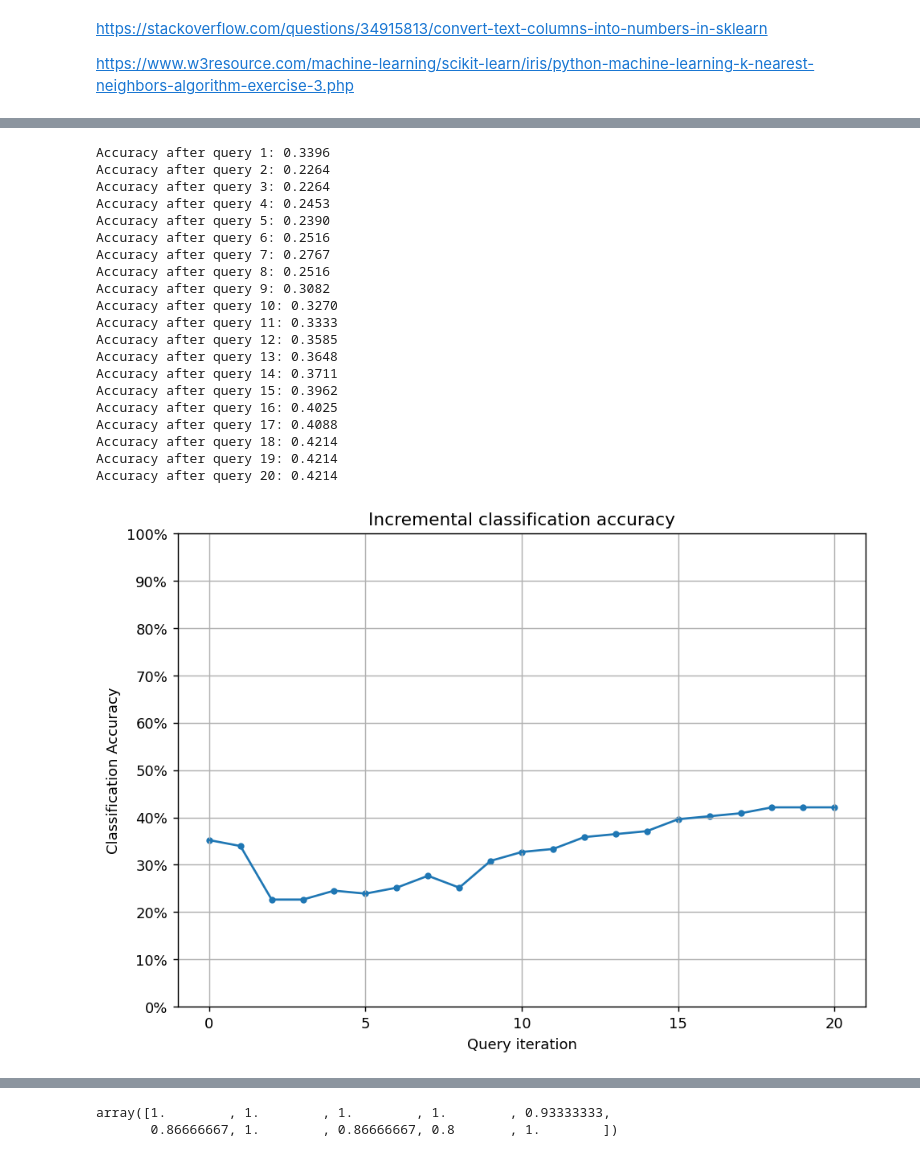
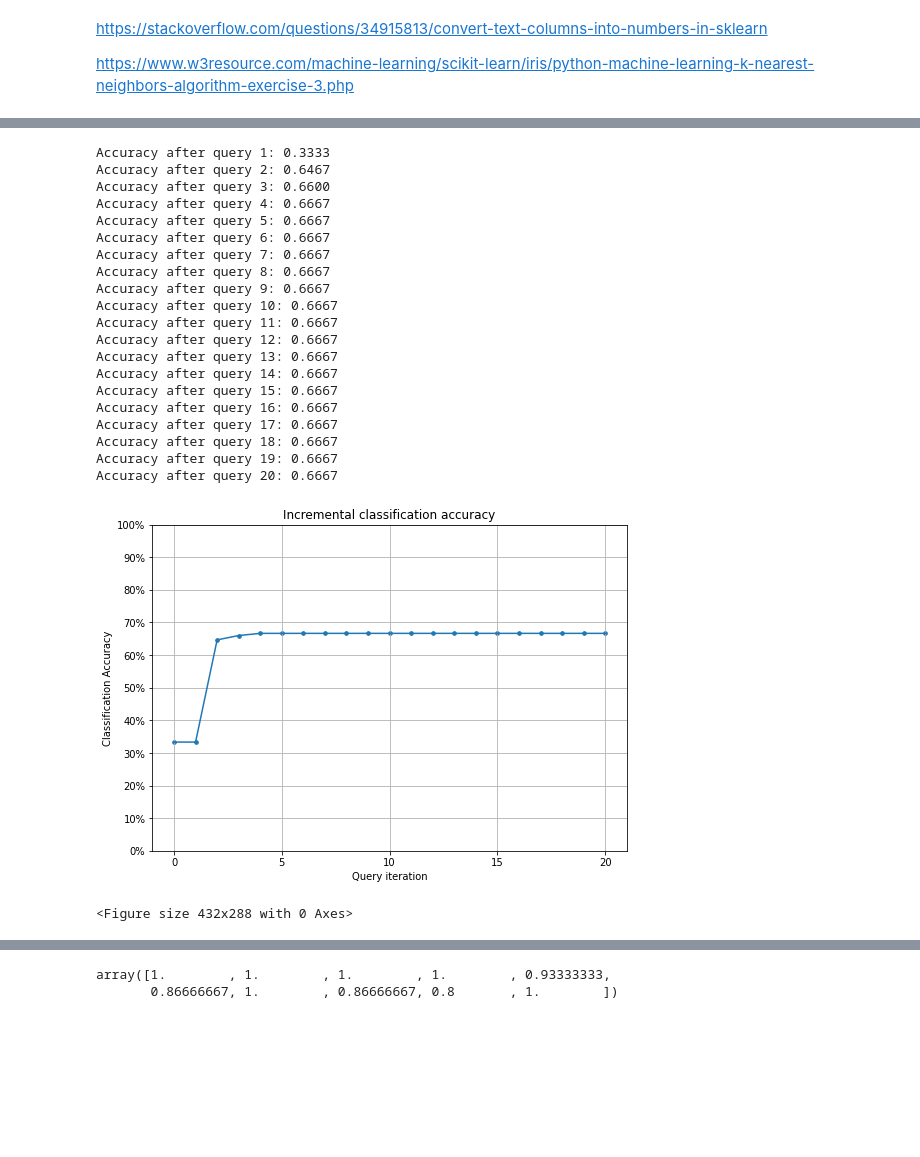
Before and after one commit to weijhenyujhou/Active-Learning, a Jupyter notebook: Active_Learning.ipynb, the cells around one changed output, grey strips where cells are left out. Saved outputs shown, nothing was run; the diff lists cells and outputs as text; code cells hidden in the pictures; blank space fills up the shorter version.

```diff
--- a/Active_Learning.ipynb
+++ b/Active_Learning.ipynb
@@ -104,8 +104,8 @@ np.random.seed(RANDOM_STATE_SEED)
 from sklearn.datasets import load_iris
 
 #iris = load_iris()
-X_raw = X_fish.values
-y_raw = y_fish.values
+X_raw = X_iris.values
+y_raw = y_iris.values
 #iris
 # %%
 from sklearn.decomposition import PCA
@@ -131,7 +133,7 @@ plt.show()
 # %%
 # Isolate our examples for our labeled dataset.
 n_labeled_examples = X_raw.shape[0]
-training_indices = np.random.randint(low=0, high=n_labeled_examples + 1, size=7)
+training_indices = np.random.randint(low=0, high=n_labeled_examples + 1, size=3)
 
 X_train = X_raw[training_indices]
 y_train = y_raw[training_indices]
@@ -197,47 +201,50 @@ for index in range(N_QUERIES):
   # Save our model's performance for plotting.
   performance_history.append(model_accuracy)
 # %% [output]
-Accuracy after query 1: 0.3396
-Accuracy after query 2: 0.2264
-Accuracy after query 3: 0.2264
-Accuracy after query 4: 0.2453
-Accuracy after query 5: 0.2390
-Accuracy after query 6: 0.2516
-Accuracy after query 7: 0.2767
-Accuracy after query 8: 0.2516
-Accuracy after query 9: 0.3082
-Accuracy after query 10: 0.3270
-Accuracy after query 11: 0.3333
-Accuracy after query 12: 0.3585
-Accuracy after query 13: 0.3648
-Accuracy after query 14: 0.3711
-Accuracy after query 15: 0.3962
-Accuracy after query 16: 0.4025
-Accuracy after query 17: 0.4088
-Accuracy after query 18: 0.4214
-Accuracy after query 19: 0.4214
-Accuracy after query 20: 0.4214
+Accuracy after query 1: 0.3333
+Accuracy after query 2: 0.6467
+Accuracy after query 3: 0.6600
+Accuracy after query 4: 0.6667
+Accuracy after query 5: 0.6667
+Accuracy after query 6: 0.6667
+Accuracy after query 7: 0.6667
+Accuracy after query 8: 0.6667
+Accuracy after query 9: 0.6667
+Accuracy after query 10: 0.6667
+Accuracy after query 11: 0.6667
+Accuracy after query 12: 0.6667
+Accuracy after query 13: 0.6667
+Accuracy after query 14: 0.6667
+Accuracy after query 15: 0.6667
+Accuracy after query 16: 0.6667
+Accuracy after query 17: 0.6667
+Accuracy after query 18: 0.6667
+Accuracy after query 19: 0.6667
+Accuracy after query 20: 0.6667
 # %%
 # Plot our performance over time.
-fig, ax = plt.subplots(figsize=(8.5, 6), dpi=130)
+fig, ax = plt.subplots(figsize=(8.5, 6))
 
 ax.plot(performance_history)
 ax.scatter(range(len(performance_history)), performance_history, s=13)
 
 ax.xaxis.set_major_locator(mpl.ticker.MaxNLocator(nbins=5, integer=True))
 ax.yaxis.set_major_locator(mpl.ticker.MaxNLocator(nbins=10))
 ax.yaxis.set_major_formatter(mpl.ticker.PercentFormatter(xmax=1))
 
 ax.set_ylim(bottom=0, top=1)
 ax.grid(True)
 
 ax.set_title('Incremental classification accuracy')
 ax.set_xlabel('Query iteration')
 ax.set_ylabel('Classification Accuracy')
 
 plt.show()
+
+plt.savefig('Incremental classification accuracy',dpi=130)
 # %% [output]
-[figure, old version]
+[figure, new version]
+<Figure size 432x288 with 0 Axes>
 # %%
 # Isolate the data we'll need for plotting.
 predictions = learner.predict(X_raw)
```
Also changed, not shown: parts of 6 cells of this notebook.
